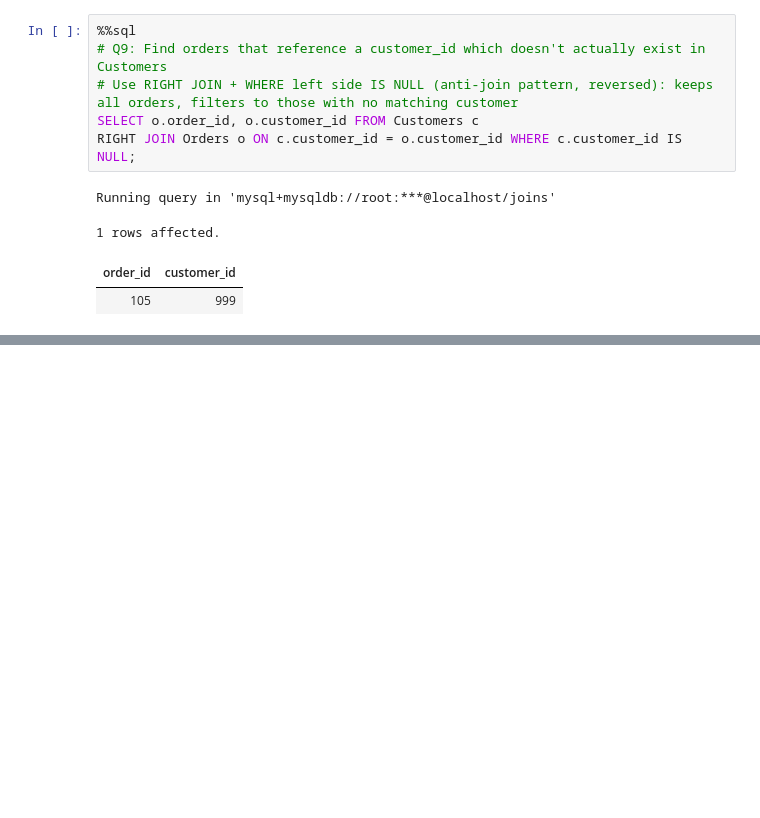
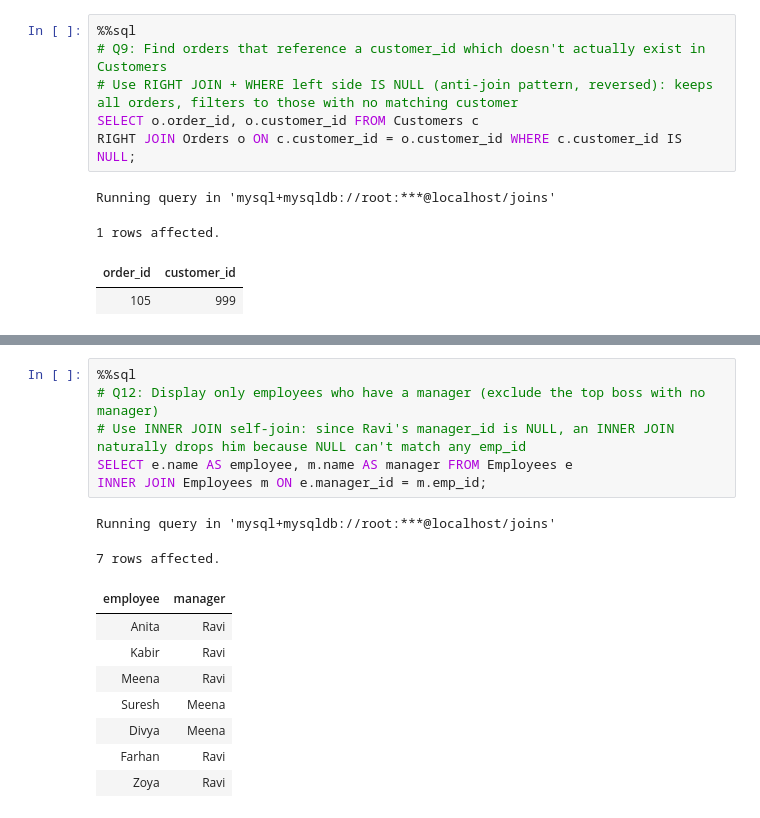
Before and after one commit to TheRajveerSingh/SQL-Journey-Basic-to-Advance, a Jupyter notebook: SQL-practice/MySQL/07_JOINSnotebook.ipynb, the cells around one changed output, grey strips where cells are left out. Cells and saved outputs as stored; diff of their text form; blank space fills up the shorter version.

```diff
--- a/SQL-practice/MySQL/07_JOINSnotebook.ipynb
+++ b/SQL-practice/MySQL/07_JOINSnotebook.ipynb
@@ -522,0 +559,17 @@ Running query in 'mysql+mysqldb://root:***@localhost/joins'
+# %%
+%%sql
+# Q12: Display only employees who have a manager (exclude the top boss with no manager)
+# Use INNER JOIN self-join: since Ravi's manager_id is NULL, an INNER JOIN naturally drops him because NULL can't match any emp_id
+SELECT e.name AS employee, m.name AS manager FROM Employees e
+INNER JOIN Employees m ON e.manager_id = m.emp_id;
+# %% [output]
+Running query in 'mysql+mysqldb://root:***@localhost/joins'
+7 rows affected.
+| employee | manager |
+| Anita | Ravi |
+| Kabir | Ravi |
+| Meena | Ravi |
+| Suresh | Meena |
+| Divya | Meena |
+| Farhan | Ravi |
+| Zoya | Ravi |
```
Also changed, not shown: parts of 6 cells of this notebook.
